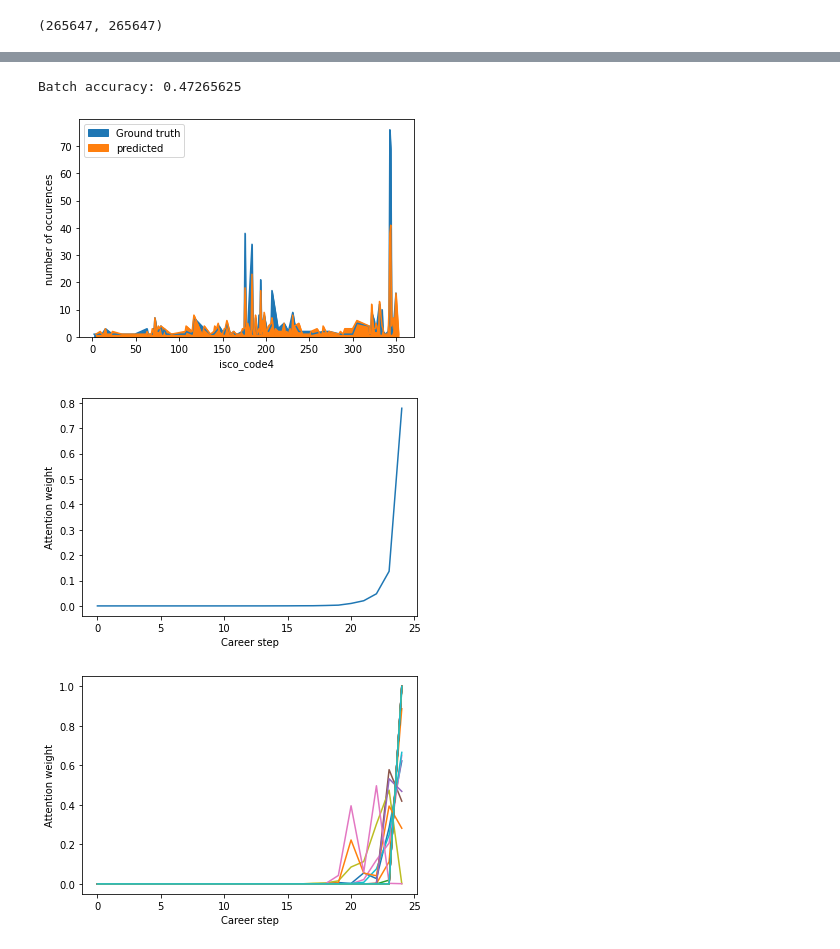
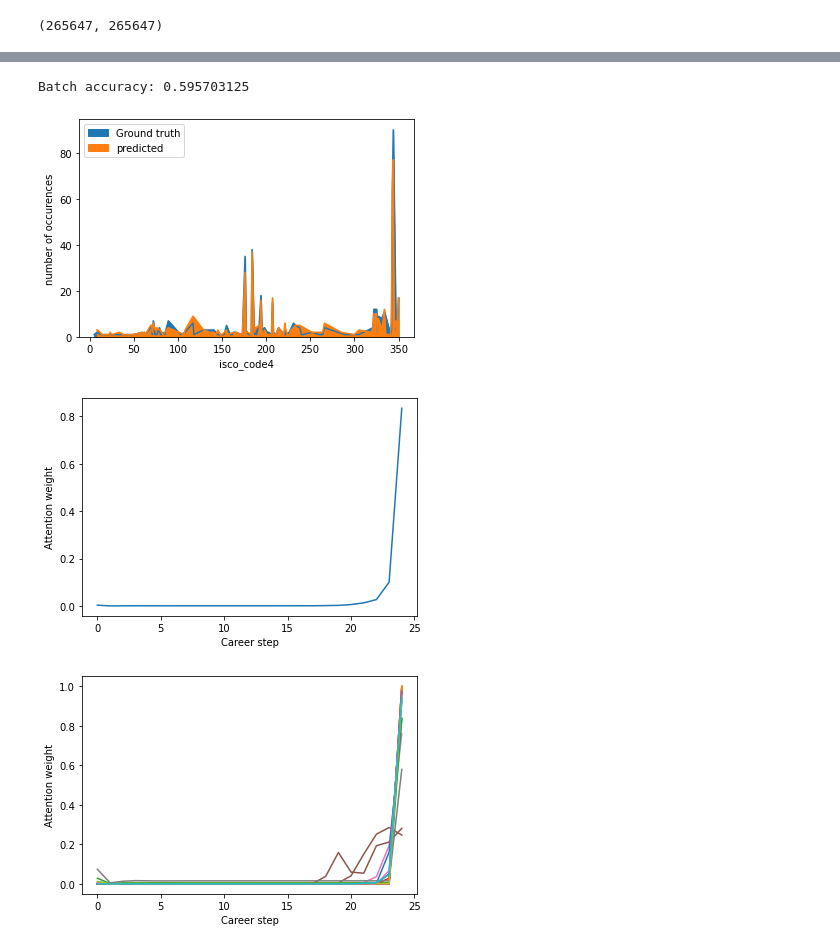
Before and after one commit to maxdata/MSc_thesis, a Jupyter notebook: Non-explainable/HCPNN.ipynb, the cells around one changed output, grey strips where cells are left out. Drawn from its saved outputs; the diff is of its cells as text; code cells hidden in the pictures.

Commit message:
improved HCPNN and CNN-LSTM performance through better sampling

```diff
--- a/Non-explainable/HCPNN.ipynb
+++ b/Non-explainable/HCPNN.ipynb
@@ -186,8 +186,8 @@ len(to_fill), len(y)
 # %% [output]
 (265647, 265647)
 # %%
-to_fill = to_fill[:75000]
-y = y[:75000]
+# to_fill = to_fill[:75000]
+# y = y[:75000]
 # %%
 # Train test split
 split = 0.8
@@ -201,8 +201,8 @@ X_train, X_val = to_fill[training], to_fill[test]
 y_train, y_val = y[training].astype(int), y[test].astype(int)
 # %%
 # Class weights
-counts = np.bincount(y_train) + 1
-labels_weights = 1. / counts
+counts = (np.bincount(y_train) + 1)
+labels_weights = 2. / (0.5 * np.sqrt(counts))
 weights = labels_weights[y_train]
 sampler = WeightedRandomSampler(weights, len(weights))
 
@@ -273,7 +273,6 @@ class HCPNN(nn.Module):
 
         # Attention layer
         self.att_fc = nn.Linear(hidden_size, 1)
-        self.att_lstm = nn.LSTM(hidden_size, hidden_size, batch_first=True)
 
         # Final fully-connected layer takes the LSTM output, as well as the static embeddings
         self.fc = nn.Linear(hidden_size + skill_embedding_size + certs_embedding_size + license_embedding_size +
@@ -417,17 +416,10 @@ class HCPNN(nn.Module):
         # Multiply each timestep by its weight
         attn_applied = outputs * normalized_weights.unsqueeze(1)
 
-        # TODO: Maybe sum over time steps and directly feed into FFN (512, 1000)
+        # Weighted sum over time steps
+        attn_applied = attn_applied.sum(dim=2)
 
-        # Reset shape
-        attn_applied = attn_applied.transpose(1, 2)
-
-        # Input attention weighed values
-        attn_output, (h_n, _) = self.att_lstm(attn_applied)
-
-        # Return output and weights
-        return attn_output, h_n, normalized_weights
-
+        return attn_applied, normalized_weights
 
     def forward(self, candidate, x):
         # Default width of a row (filled with 0s)
@@ -506,15 +498,14 @@ class HCPNN(nn.Module):
             x = output
 
         # Apply attention
-        output, h_n, weight = self.attention(x)
-
-        h_out = h_n.view(-1, self.hidden_size)
+        output, weight = self.attention(x)
 
         static = torch.stack((candidate_static)).type(torch.FloatTensor).to(device)
         address = torch.stack((candidate_address)).type(torch.FloatTensor).to(device)
 
-        # combine with embedding
-        x = torch.cat([h_out, static, address], dim=1)
+        # Combine attention output with static features
+        # TODO: this could be messy, as scales could be different
+        x = torch.cat([output, static, address], dim=1)
 
         # Fully-connected
         out = self.fc(x)
@@ -646,7 +657,7 @@ try:
                 lstm = lstm.to(device)
 
                 optimizer = torch.optim.Adam(lstm.parameters(), lr=learning_rate)
-                scheduler = torch.optim.lr_scheduler.StepLR(optimizer, step_size=5, gamma=0.1)
+                scheduler = torch.optim.lr_scheduler.StepLR(optimizer, step_size=1, gamma=0.1)
 
                 if current >= 1:
                     print("\n\n\n")
@@ -663,6 +674,10 @@ try:
                 full_results.append(outcome)
 
                 current += 1
+
+                break
+            break
+        break
 except KeyboardInterrupt:
     pass
 # %% [output]
@@ -715,34 +732,34 @@ total
 # %%
 with torch.no_grad():
     for candidate, career, job in valloader:
         candidate, career, job = candidate.to(device), career.to(device), job.to(device)
-        pred, weights = lstm(candidate, career)
+        pred, weight = lstm(candidate, career)
 
         print("Batch accuracy:", (pred.argmax(1) == job).type(torch.float).mean().item())
         a = pd.Series(Counter(job.tolist()))
         a.sort_index().plot(kind="area", label="Ground truth")
 
         b = pd.Series(Counter(pred.argmax(1).tolist()))
         b.sort_index().plot(kind="area", label="predicted")
         plt.xlabel("isco_code4")
         plt.ylabel("number of occurences")
         plt.legend()
 
         plt.show()
-        a = weights[0].cpu().detach().numpy().mean(axis=0)
+        a = weight.cpu().detach().numpy().mean(axis=0)
         plt.plot(a, label="average")
         # plt.plot(weights[0][np.random.choice(range(len(weights[0])))].cpu().detach().numpy(), label="random example")
         plt.xlabel("Career step")
         plt.ylabel("Attention weight")
         plt.show()
 
         break
 # %% [output]
-Batch accuracy: 0.47265625
+Batch accuracy: 0.595703125
-[figure, old version]
+[figure, new version]
-[figure, old version]
+[figure, new version]
 # %%
-b = weights[0].cpu().detach().numpy()
+b = weight.cpu().detach().numpy()
 
 for _ in range(20):
     c = np.random.randint(0, len(b))
@@ -750,4 +767,4 @@ for _ in range(20):
     plt.xlabel("Career step")
     plt.ylabel("Attention weight")
 # %% [output]
-[figure, old version]
+[figure, new version]
```
Also changed, not shown: parts of 3 cells of this notebook, 1 other file.
